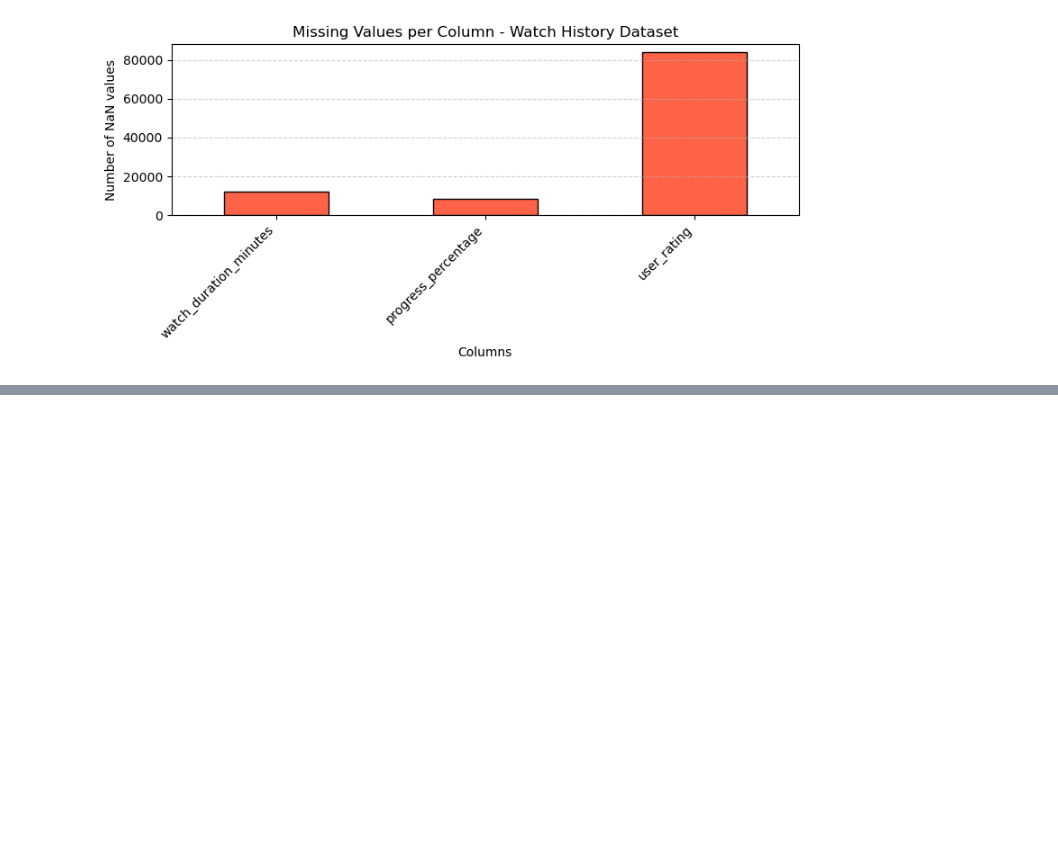
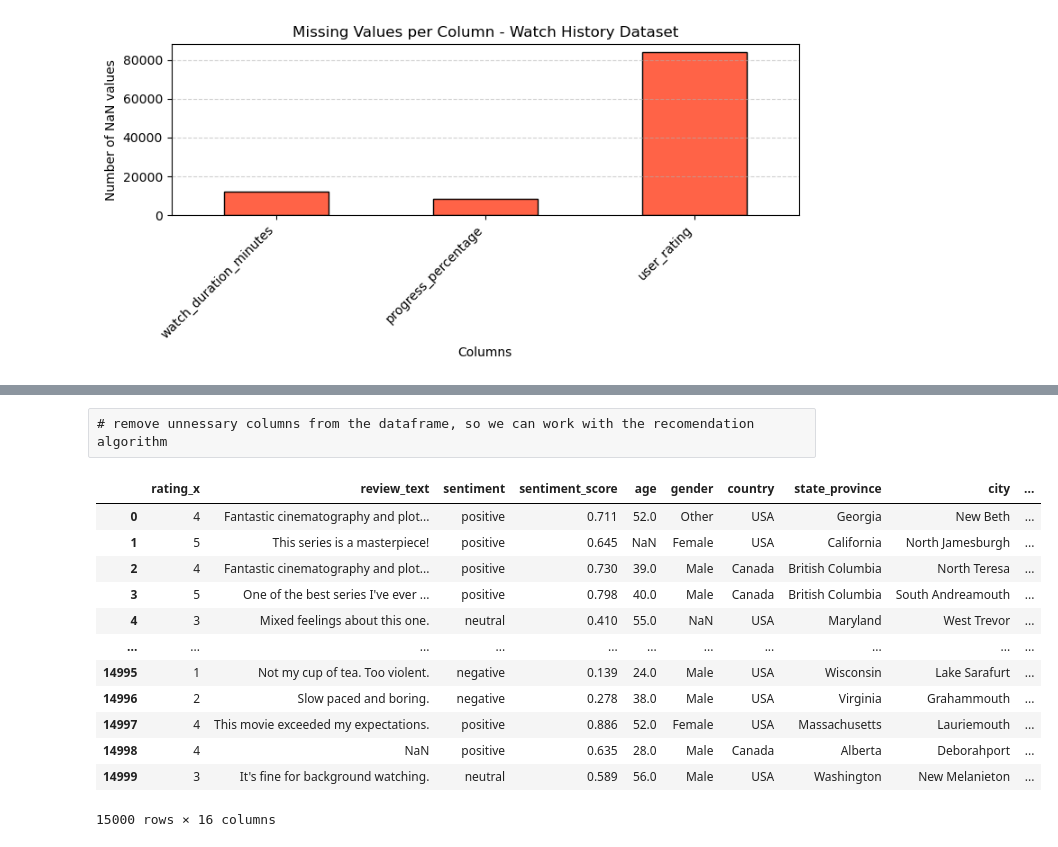
Before and after one commit to vamsik1606/Project_Netflix, a Jupyter notebook: netflix_data_analysis.ipynb, the cells around one changed output, grey strips where cells are left out. Drawn from its saved outputs; the diff is of its cells as text; code cells hidden in the pictures; blank space fills up the shorter version.

```diff
--- a/netflix_data_analysis.ipynb
+++ b/netflix_data_analysis.ipynb
@@ -170,0 +221,3 @@ for name, df in dataframes.items():
+# %%
+review_user_df = reviews_df.merge(users_df, on="user_id", how="left")
+review_user_df
@@ -170,0 +238,3 @@ for name, df in dataframes.items():
+# %%
+movie_review_user_df = review_user_df.merge(movies_df,on='movie_id',how='left')
+movie_review_user_df.columns
@@ -170,0 +274,26 @@ for name, df in dataframes.items():
+# %% [raw]
+# remove unnessary columns from the dataframe, so we can work with the recomendation algorithm
+# %%
+columns_to_remove = ['review_id', 'user_id', 'movie_id', 'review_date',
+       'device_type', 'is_verified_watch', 'helpful_votes', 'total_votes', 'email', 'first_name','last_name',
+       'subscription_plan', 'subscription_start_date', 'is_active',
+       'monthly_spend', 'primary_device', 'household_size', 'created_at',
+       'release_year', 'duration_minutes', 'rating_y', 'production_budget',
+       'box_office_revenue', 'number_of_seasons', 'number_of_episodes',
+       'is_netflix_original', 'added_to_platform', 'content_warning']
+movies_updated_df = movie_review_user_df.drop(columns_to_remove,axis=1)
+movies_updated_df
+# %% [output]
+|  | rating_x | review_text | sentiment | sentiment_score | age | gender | country | state_province | city | ... |
+| 0 | 4 | Fantastic cinematography and plot... | positive | 0.711 | 52.0 | Other | USA | Georgia | New Beth | ... |
+| 1 | 5 | This series is a masterpiece! | positive | 0.645 | NaN | Female | USA | California | North Jamesburgh | ... |
+| 2 | 4 | Fantastic cinematography and plot... | positive | 0.730 | 39.0 | Male | Canada | British Columbia | North Teresa | ... |
+| 3 | 5 | One of the best series I've ever ... | positive | 0.798 | 40.0 | Male | Canada | British Columbia | South Andreamouth | ... |
+| 4 | 3 | Mixed feelings about this one. | neutral | 0.410 | 55.0 | NaN | USA | Maryland | West Trevor | ... |
+| ... | ... | ... | ... | ... | ... | ... | ... | ... | ... | ... |
+| 14995 | 1 | Not my cup of tea. Too violent. | negative | 0.139 | 24.0 | Male | USA | Wisconsin | Lake Sarafurt | ... |
+| 14996 | 2 | Slow paced and boring. | negative | 0.278 | 38.0 | Male | USA | Virginia | Grahammouth | ... |
+| 14997 | 4 | This movie exceeded my expectations. | positive | 0.886 | 52.0 | Female | USA | Massachusetts | Lauriemouth | ... |
+| 14998 | 4 | NaN | positive | 0.635 | 28.0 | Male | Canada | Alberta | Deborahport | ... |
+| 14999 | 3 | It's fine for background watching. | neutral | 0.589 | 56.0 | Male | USA | Washington | New Melanieton | ... |
+15000 rows × 16 columns
```
Also changed, not shown: parts of 13 cells of this notebook.
